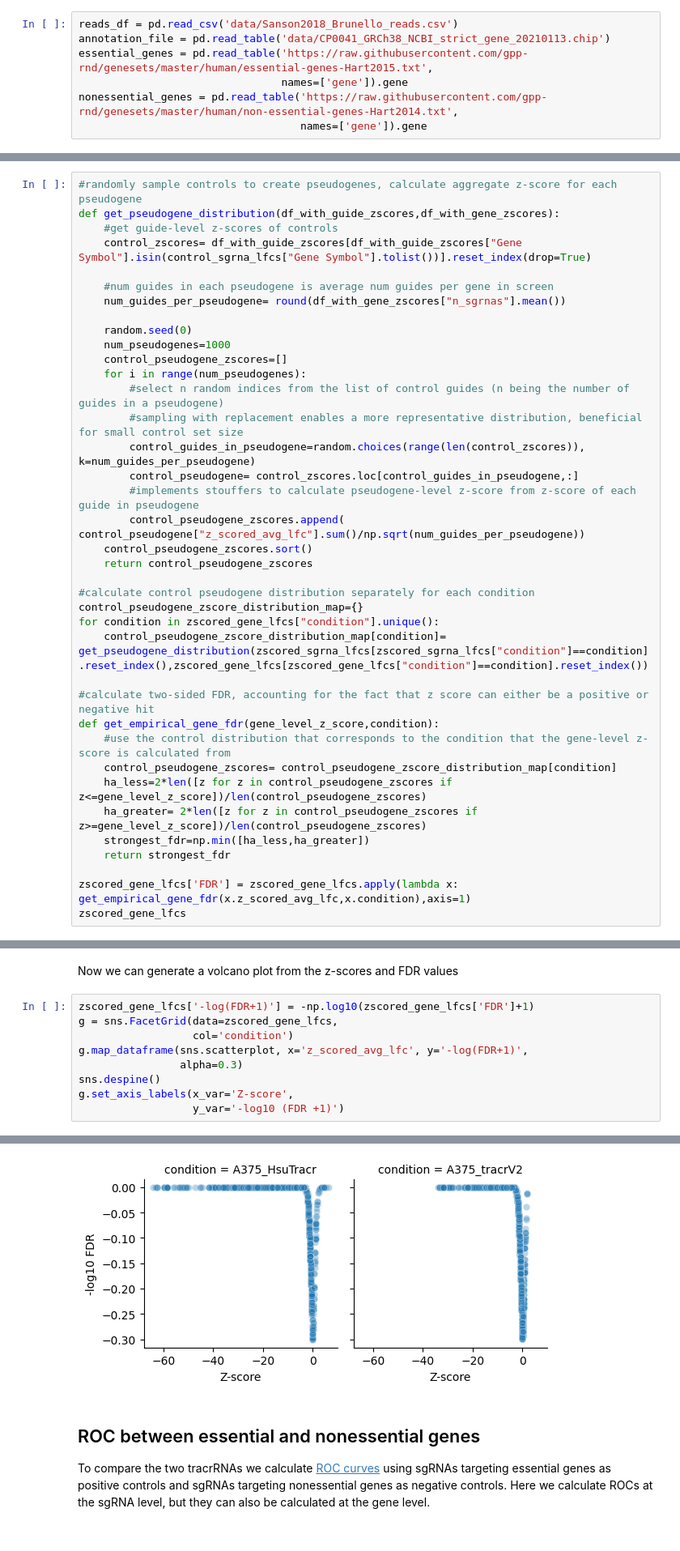
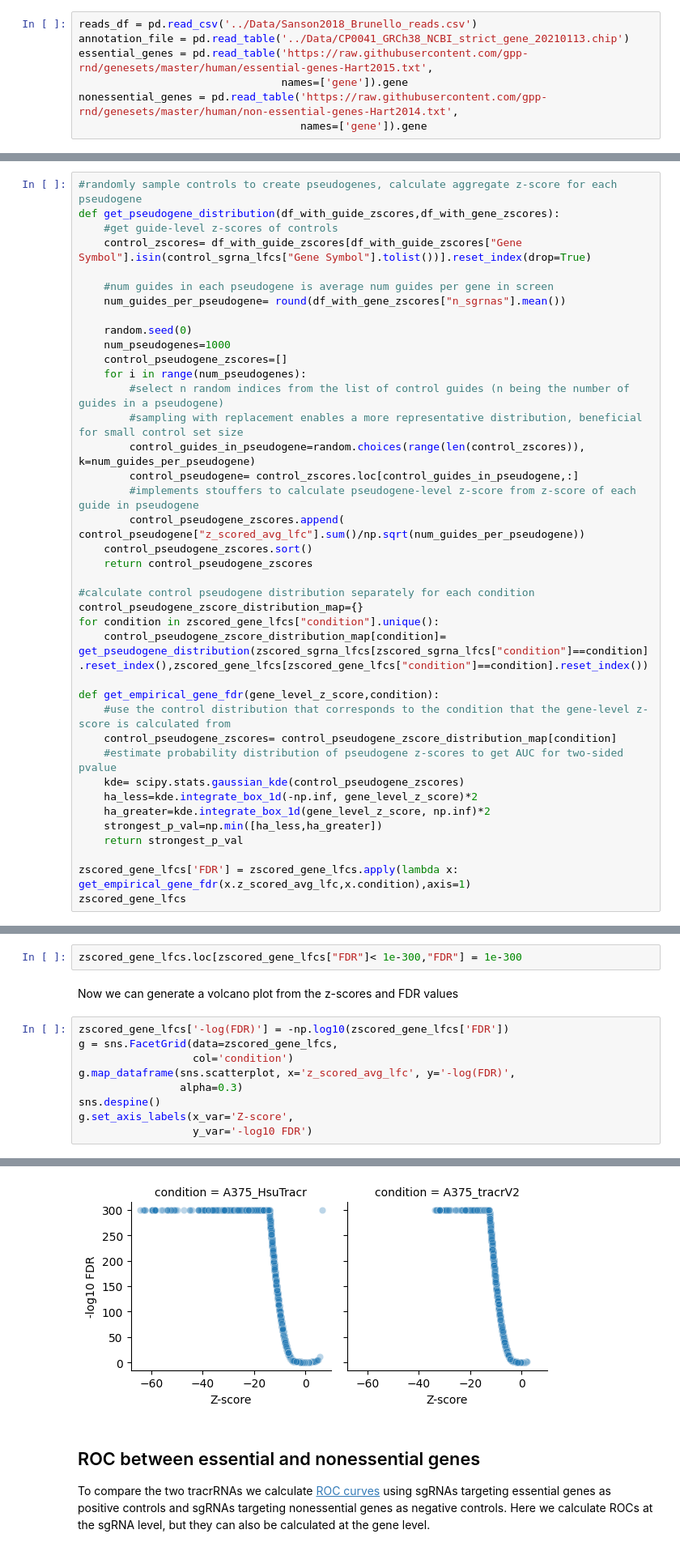
Before and after one commit to broadinstitute/computational-resources, a Jupyter notebook: 03_Screen_Analysis_with_Python/01_Standard_Screen_Analysis/Standard_Screen_Analysis.ipynb, the cells around one changed output, grey strips where cells are left out. Shown: that part at 81% size. Cells and saved outputs as stored; diff of their text form.

```diff
--- a/03_Screen_Analysis_with_Python/01_Standard_Screen_Analysis/Standard_Screen_Analysis.ipynb
+++ b/03_Screen_Analysis_with_Python/01_Standard_Screen_Analysis/Standard_Screen_Analysis.ipynb
@@ -22,8 +22,8 @@ Next we load the data, reading the counts matrix and annotations from a local
 repository, and fetching the list of essential and non-essential genes from a remote
 repository on [GitHub](https://github.com/gpp-rnd/genesets)
 # %%
-reads_df = pd.read_csv('data/Sanson2018_Brunello_reads.csv')
-annotation_file = pd.read_table('data/CP0041_GRCh38_NCBI_strict_gene_20210113.chip')
+reads_df = pd.read_csv('../Data/Sanson2018_Brunello_reads.csv')
+annotation_file = pd.read_table('../Data/CP0041_GRCh38_NCBI_strict_gene_20210113.chip')
 essential_genes = pd.read_table('https://raw.githubusercontent.com/gpp-rnd/genesets/master/human/essential-genes-Hart2015.txt',
                                 names=['gene']).gene
 nonessential_genes = pd.read_table('https://raw.githubusercontent.com/gpp-rnd/genesets/master/human/non-essential-genes-Hart2014.txt',
@@ -400,14 +400,15 @@ control_pseudogene_zscore_distribution_map={}
 for condition in zscored_gene_lfcs["condition"].unique():
     control_pseudogene_zscore_distribution_map[condition]= get_pseudogene_distribution(zscored_sgrna_lfcs[zscored_sgrna_lfcs["condition"]==condition].reset_index(),zscored_gene_lfcs[zscored_gene_lfcs["condition"]==condition].reset_index())
 
-#calculate two-sided FDR, accounting for the fact that z score can either be a positive or negative hit
 def get_empirical_gene_fdr(gene_level_z_score,condition):
     #use the control distribution that corresponds to the condition that the gene-level z-score is calculated from
     control_pseudogene_zscores= control_pseudogene_zscore_distribution_map[condition]
-    ha_less=2*len([z for z in control_pseudogene_zscores if z<=gene_level_z_score])/len(control_pseudogene_zscores)
-    ha_greater= 2*len([z for z in control_pseudogene_zscores if z>=gene_level_z_score])/len(control_pseudogene_zscores)
-    strongest_fdr=np.min([ha_less,ha_greater])
-    return strongest_fdr
+    #estimate probability distribution of pseudogene z-scores to get AUC for two-sided pvalue
+    kde= scipy.stats.gaussian_kde(control_pseudogene_zscores)
+    ha_less=kde.integrate_box_1d(-np.inf, gene_level_z_score)*2
+    ha_greater=kde.integrate_box_1d(gene_level_z_score, np.inf)*2
+    strongest_p_val=np.min([ha_less,ha_greater])
+    return strongest_p_val
 
 zscored_gene_lfcs['FDR'] = zscored_gene_lfcs.apply(lambda x: get_empirical_gene_fdr(x.z_scored_avg_lfc,x.condition),axis=1)
 zscored_gene_lfcs
@@ -447,17 +450,19 @@ zscored_gene_lfcs
+# %%
+zscored_gene_lfcs.loc[zscored_gene_lfcs["FDR"]< 1e-300,"FDR"] = 1e-300
 # %% [markdown]
 Now we can generate a volcano plot from the z-scores and FDR values
 # %%
-zscored_gene_lfcs['-log(FDR+1)'] = -np.log10(zscored_gene_lfcs['FDR']+1)
+zscored_gene_lfcs['-log(FDR)'] = -np.log10(zscored_gene_lfcs['FDR'])
 g = sns.FacetGrid(data=zscored_gene_lfcs,
                   col='condition')
-g.map_dataframe(sns.scatterplot, x='z_scored_avg_lfc', y='-log(FDR+1)',
+g.map_dataframe(sns.scatterplot, x='z_scored_avg_lfc', y='-log(FDR)',
                 alpha=0.3)
 sns.despine()
 g.set_axis_labels(x_var='Z-score',
-                  y_var='-log10 (FDR +1)')
+                  y_var='-log10 FDR')
 # %% [output]
 <seaborn.axisgrid.FacetGrid at 0x...>
-[figure, old version]
+[figure, new version]
 # %% [markdown]
 ## ROC between essential and nonessential genes
 
```
Also changed, not shown: parts of 3 cells of this notebook.
